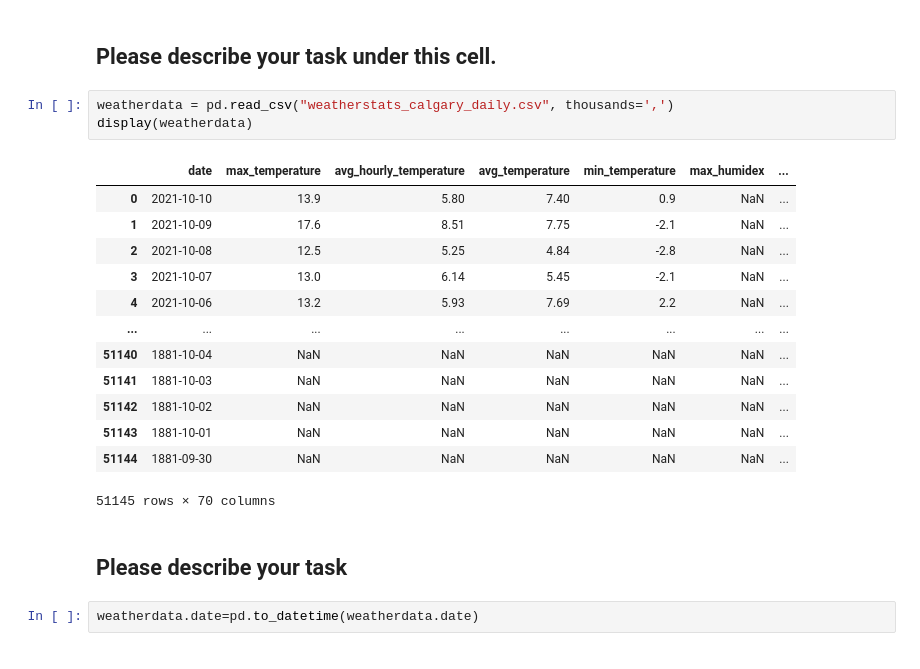
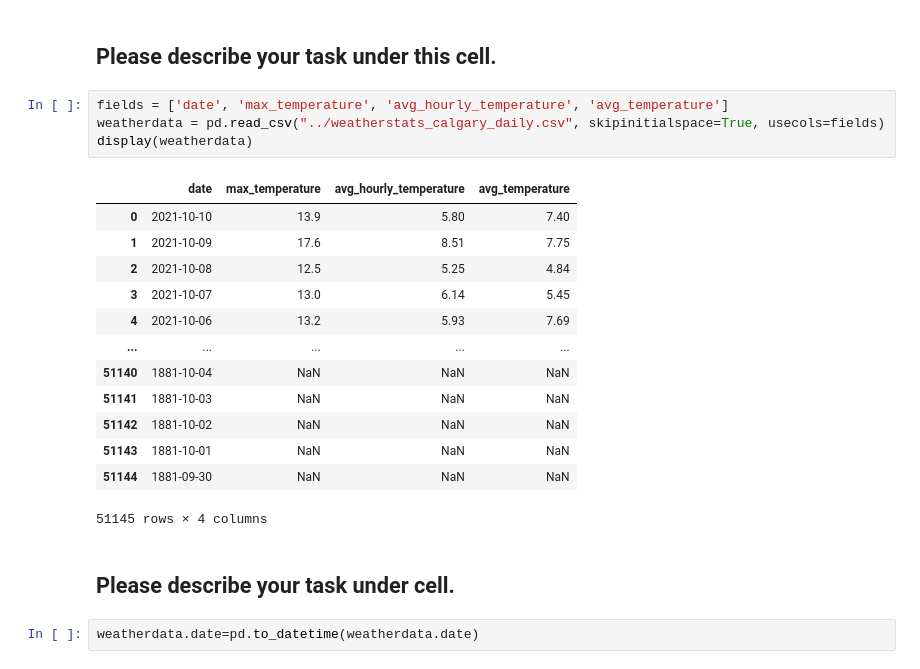
Before and after one commit to deshant19/Corporate-Energy-Consumption-Data-Visualization, a Jupyter notebook: notebooks/Corporate Energy Consumption.ipynb, the cells around one changed output. Cells and saved outputs as stored; diff of their text form.

Commit message:
Added Wonje's task

```diff
--- a/notebooks/Corporate Energy Consumption.ipynb
+++ b/notebooks/Corporate Energy Consumption.ipynb
@@ -83,24 +125,25 @@ renewable_energy.plot(kind='line', color='r', grid=True)
 # %% [markdown]
 ## Please describe your task under this cell.
 # %%
-weatherdata = pd.read_csv("weatherstats_calgary_daily.csv", thousands=',')
+fields = ['date', 'max_temperature', 'avg_hourly_temperature', 'avg_temperature']
+weatherdata = pd.read_csv("../weatherstats_calgary_daily.csv", skipinitialspace=True, usecols=fields)
 display(weatherdata)
 # %% [output]
-|  | date | max_temperature | avg_hourly_temperature | avg_temperature | min_temperature | max_humidex | ... |
-| 0 | 2021-10-10 | 13.9 | 5.80 | 7.40 | 0.9 | NaN | ... |
-| 1 | 2021-10-09 | 17.6 | 8.51 | 7.75 | -2.1 | NaN | ... |
-| 2 | 2021-10-08 | 12.5 | 5.25 | 4.84 | -2.8 | NaN | ... |
-| 3 | 2021-10-07 | 13.0 | 6.14 | 5.45 | -2.1 | NaN | ... |
-| 4 | 2021-10-06 | 13.2 | 5.93 | 7.69 | 2.2 | NaN | ... |
-| ... | ... | ... | ... | ... | ... | ... | ... |
-| 51140 | 1881-10-04 | NaN | NaN | NaN | NaN | NaN | ... |
-| 51141 | 1881-10-03 | NaN | NaN | NaN | NaN | NaN | ... |
-| 51142 | 1881-10-02 | NaN | NaN | NaN | NaN | NaN | ... |
-| 51143 | 1881-10-01 | NaN | NaN | NaN | NaN | NaN | ... |
-| 51144 | 1881-09-30 | NaN | NaN | NaN | NaN | NaN | ... |
+|  | date | max_temperature | avg_hourly_temperature | avg_temperature |
+| 0 | 2021-10-10 | 13.9 | 5.80 | 7.40 |
+| 1 | 2021-10-09 | 17.6 | 8.51 | 7.75 |
+| 2 | 2021-10-08 | 12.5 | 5.25 | 4.84 |
+| 3 | 2021-10-07 | 13.0 | 6.14 | 5.45 |
+| 4 | 2021-10-06 | 13.2 | 5.93 | 7.69 |
+| ... | ... | ... | ... | ... |
+| 51140 | 1881-10-04 | NaN | NaN | NaN |
+| 51141 | 1881-10-03 | NaN | NaN | NaN |
+| 51142 | 1881-10-02 | NaN | NaN | NaN |
+| 51143 | 1881-10-01 | NaN | NaN | NaN |
+| 51144 | 1881-09-30 | NaN | NaN | NaN |
-51145 rows × 70 columns
+51145 rows × 4 columns
 # %% [markdown]
-## Please describe your task
+## Please describe your task under cell.
 # %%
 weatherdata.date=pd.to_datetime(weatherdata.date)
 # %%
```
Also changed, not shown: parts of 3 cells of this notebook.
